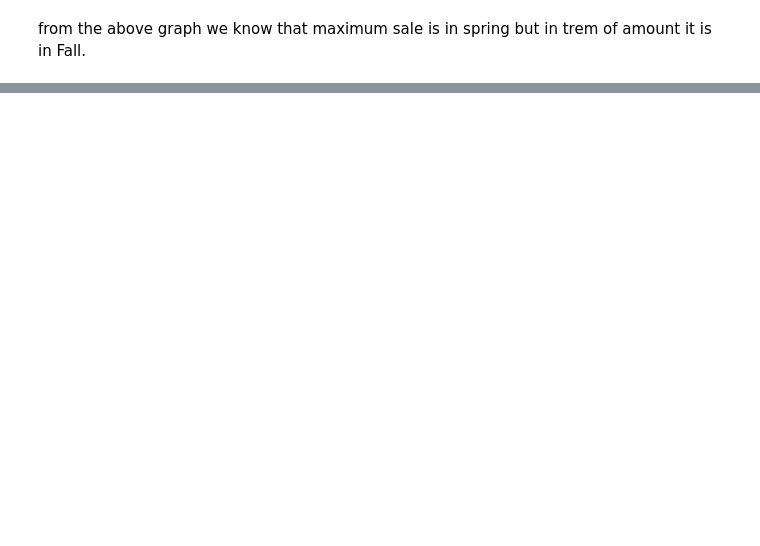
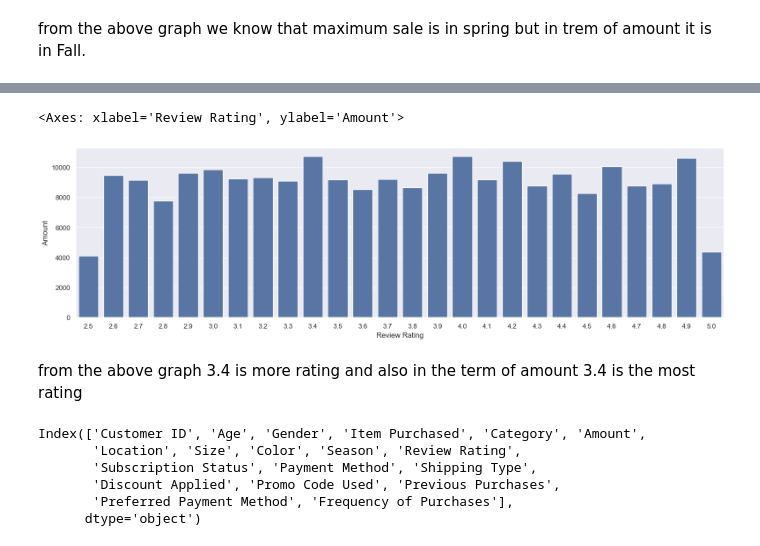
Before and after one commit to Amanmishra03/data-analysis---project, a Jupyter notebook: sales trends analysis/analysis.ipynb, the cells around one changed output, grey strips where cells are left out. Drawn from its saved outputs; the diff is of its cells as text; code cells hidden in the pictures; blank space fills up the shorter version.

Commit message:
data analysis

```diff
--- a/sales trends analysis/analysis.ipynb
+++ b/sales trends analysis/analysis.ipynb
@@ -422,0 +190,17 @@ for bars in am.containers:
+# %%
+sales_gen = df.groupby(['Review Rating'], as_index=False)['Amount'].sum().sort_values(by='Amount', ascending=False)
+sns.barplot(x='Review Rating', y='Amount', data=sales_gen)
+# %% [output]
+<Axes: xlabel='Review Rating', ylabel='Amount'>
+[figure, added]
+# %% [markdown]
+from the above graph 3.4 is more rating and also in the term of amount 3.4 is the most rating
+# %%
+df.columns
+# %% [output]
+Index(['Customer ID', 'Age', 'Gender', 'Item Purchased', 'Category', 'Amount',
+       'Location', 'Size', 'Color', 'Season', 'Review Rating',
+       'Subscription Status', 'Payment Method', 'Shipping Type',
+       'Discount Applied', 'Promo Code Used', 'Previous Purchases',
+       'Preferred Payment Method', 'Frequency of Purchases'],
+      dtype='object')
```
Also changed, not shown: parts of 46 cells of this notebook.
